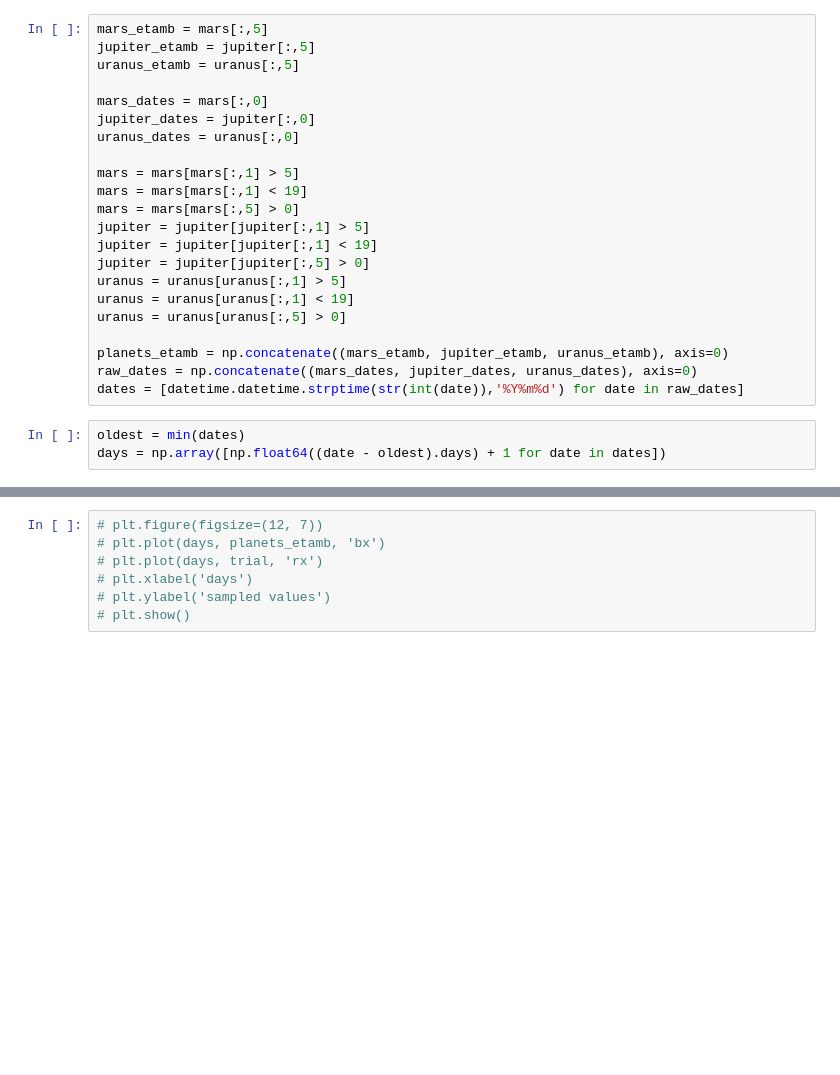
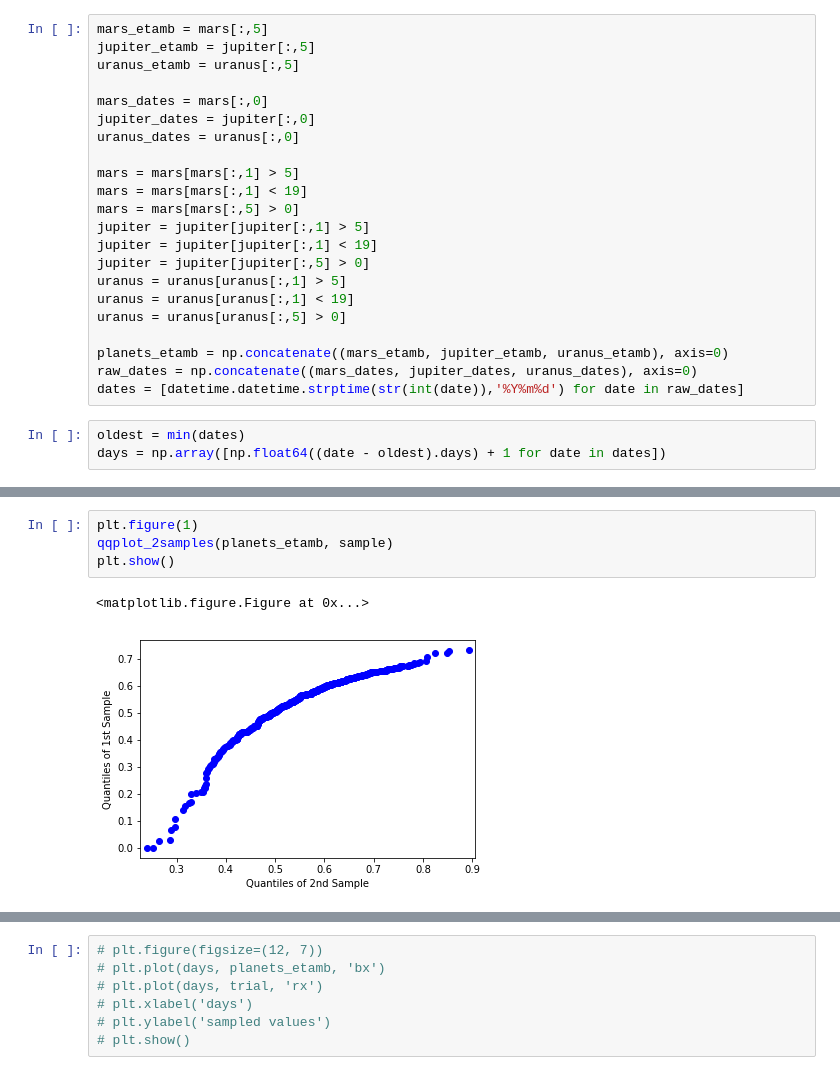
Before and after one commit to rebeccachen0/asiaa, a Jupyter notebook: forward_modeling.ipynb, the cells around one changed output, grey strips where cells are left out. Saved outputs shown, nothing was run; the diff lists cells and outputs as text; blank space fills up the shorter version.

```diff
--- a/forward_modeling.ipynb
+++ b/forward_modeling.ipynb
@@ -65,0 +89,7 @@ print(calc1000pval(m, b, yerr_mu, yerr_sig, scatter_mu, scatter_sig, bias_mu, bi
+# %%
+plt.figure(1)
+qqplot_2samples(planets_etamb, sample)
+plt.show()
+# %% [output]
+<matplotlib.figure.Figure at 0x...>
+[figure, added]
```
Also changed, not shown: parts of 20 cells of this notebook, 9 other files.
